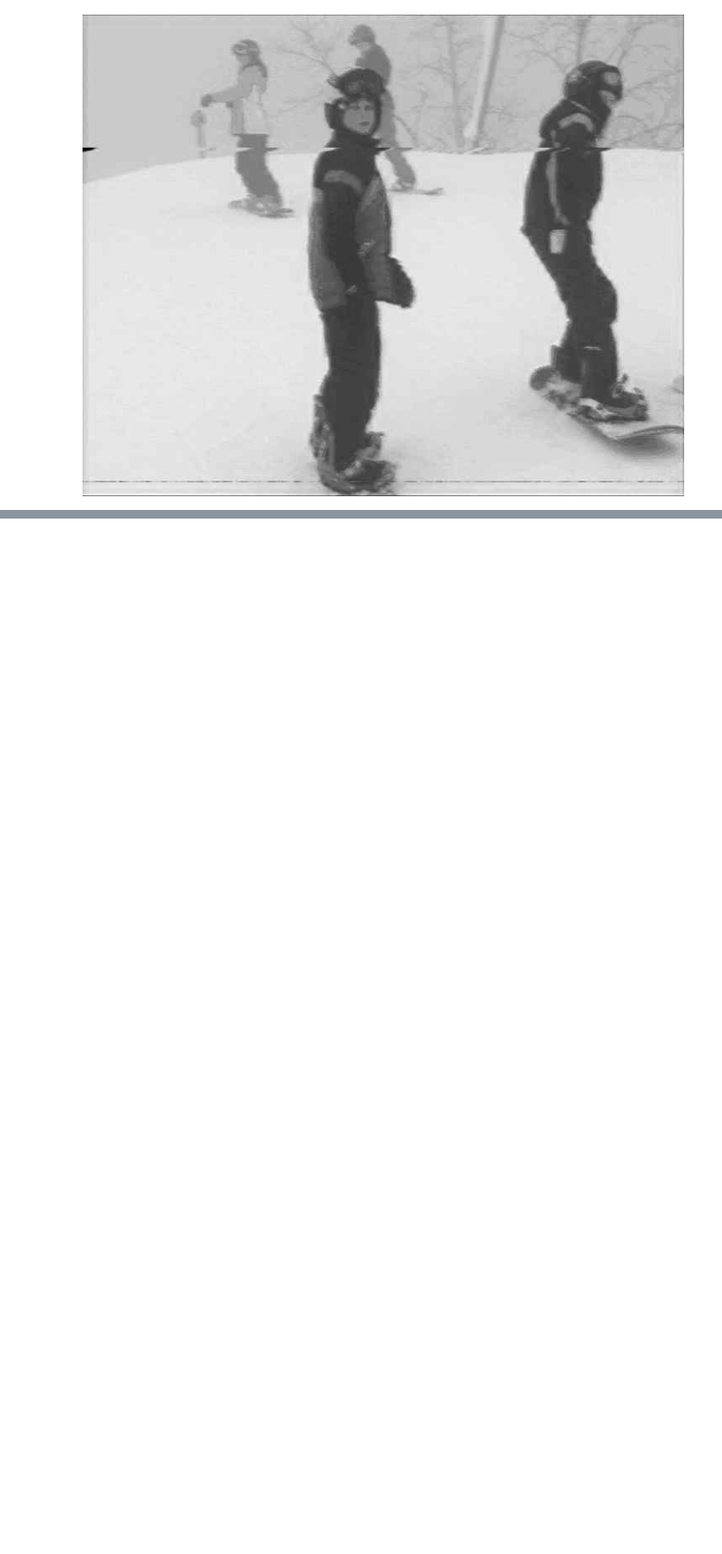
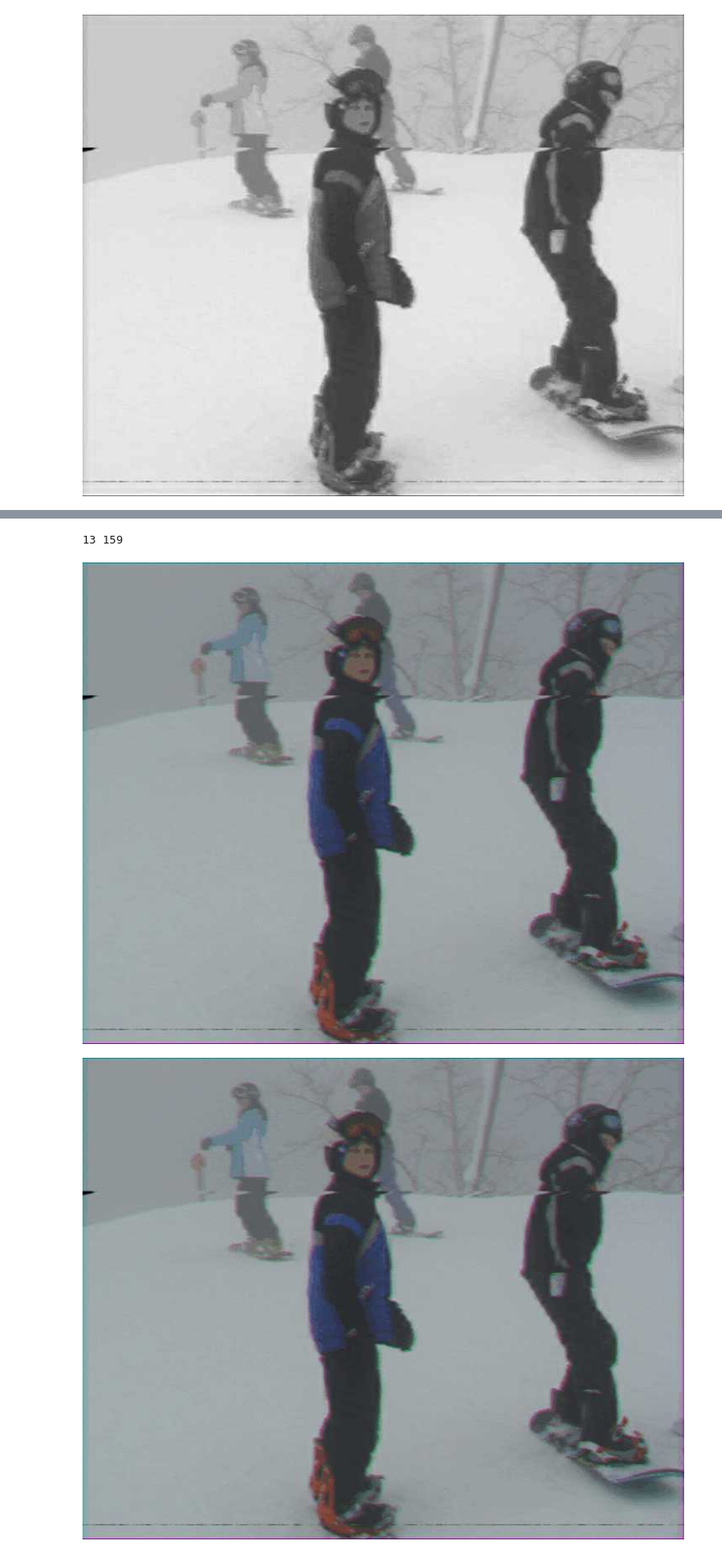
Before and after one commit to EpicKiwi/projet-datascience, a Jupyter notebook: notebooks/black_white_line.ipynb, the cells around one changed output, grey strips where cells are left out. Shown at 86% size. Cells and saved outputs as stored; diff of their text form; code cells hidden in the pictures; blank space fills up the shorter version.

```diff
--- a/notebooks/black_white_line.ipynb
+++ b/notebooks/black_white_line.ipynb
@@ -116,0 +121,9 @@ plt.plot(hist)
+# %%
+print(np.amax(hist), np.argmax(hist))
+h_hist = np.argmax(hist)
+
+defectCorrection(h_hist,'output/000000055517.jpg')
+# %% [output]
+13 159
+[figure, added]
+[figure, added]
```
Also changed, not shown: parts of 7 cells of this notebook, 1 other file.
